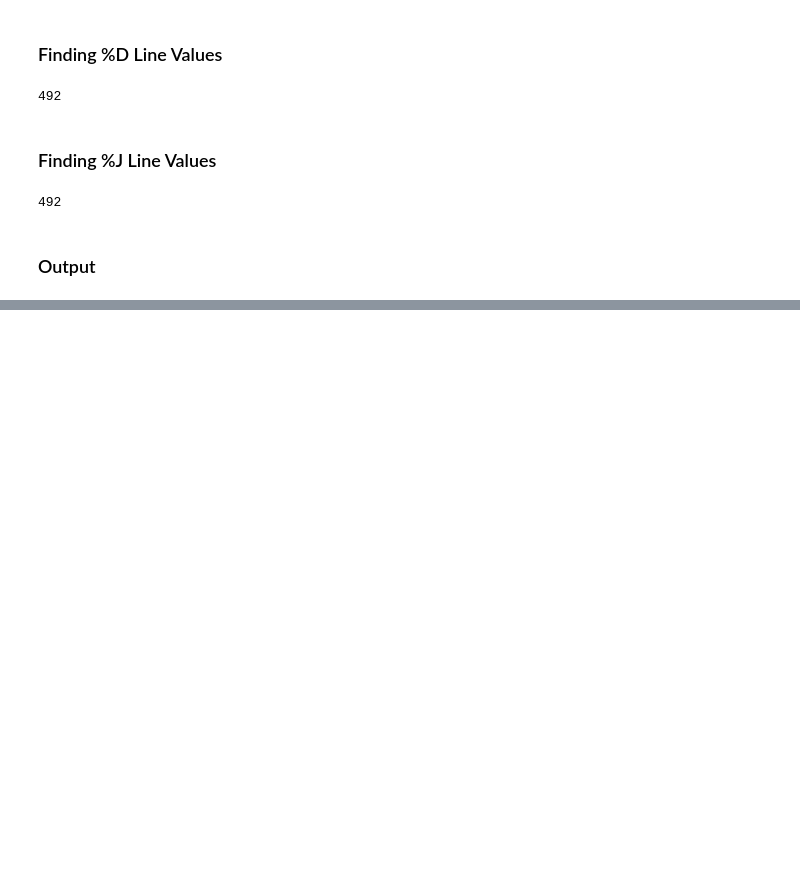
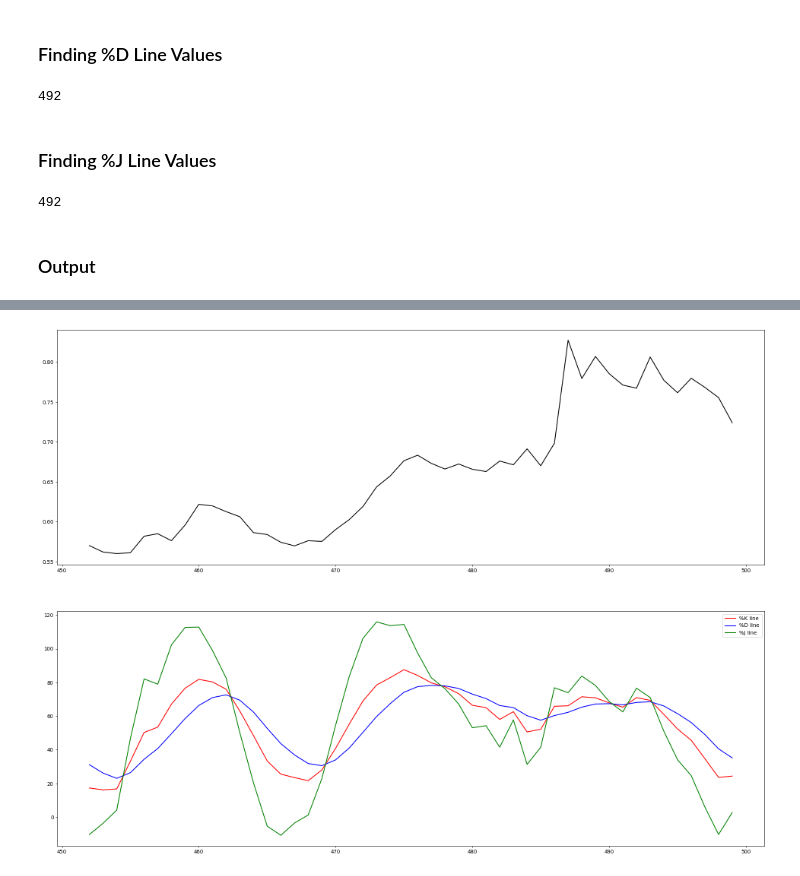
Before and after one commit to binxuankong/crypto-trading-bot, a Jupyter notebook: KDJ Calculator.ipynb, the cells around one changed output, grey strips where cells are left out. Saved outputs shown, nothing was run; the diff lists cells and outputs as text; code cells hidden in the pictures; blank space fills up the shorter version.

```diff
--- a/KDJ Calculator.ipynb
+++ b/KDJ Calculator.ipynb
@@ -53,0 +51,12 @@ df.tail()
+# %%
+low_list = df['Low'].rolling(9, min_periods=9).min()
+low_list.fillna(value=df['Low'].expanding().min(), inplace=True)
+high_list = df['High'].rolling(9, min_periods=9).max()
+high_list.fillna(value=df['High'].expanding().max(), inplace=True)
+rsv = (df['Close'] - low_list) / (high_list - low_list) * 100
+
+df_kdj = df.copy()
+df_kdj['K'] = pd.DataFrame(rsv).ewm(com=2).mean()
+df_kdj['D'] = df_kdj['K'].ewm(com=2).mean()
+df_kdj['J'] = 3 * df_kdj['K'] - 2 * df_kdj['D']
+df_kdj.head()
@@ -186,0 +205,14 @@ plt.show();
+# %%
+limit = 48
+
+fig, ax = plt.subplots(nrows=2, ncols=1, figsize=(24, 18), dpi=50, facecolor='w', edgecolor='k')
+ax[0].plot(df_kdj['Open'][-limit:], color='black', label='Open Price')
+# ax[0].plot(array_close[-limit:], color='red', label='Close Price')
+ax[1] = plt.gca()
+ax[1].plot(df_kdj['K'][-limit:], color='red', label='%K line')
+ax[1].plot(df_kdj['D'][-limit:], color='blue', label='%D line')
+ax[1].plot(df_kdj['J'][-limit:], color='green', label='%J line')
+plt.legend();
+plt.show();
+# %% [output]
+[figure, added]
```
Also changed, not shown: parts of 11 cells of this notebook, 4 other files.
